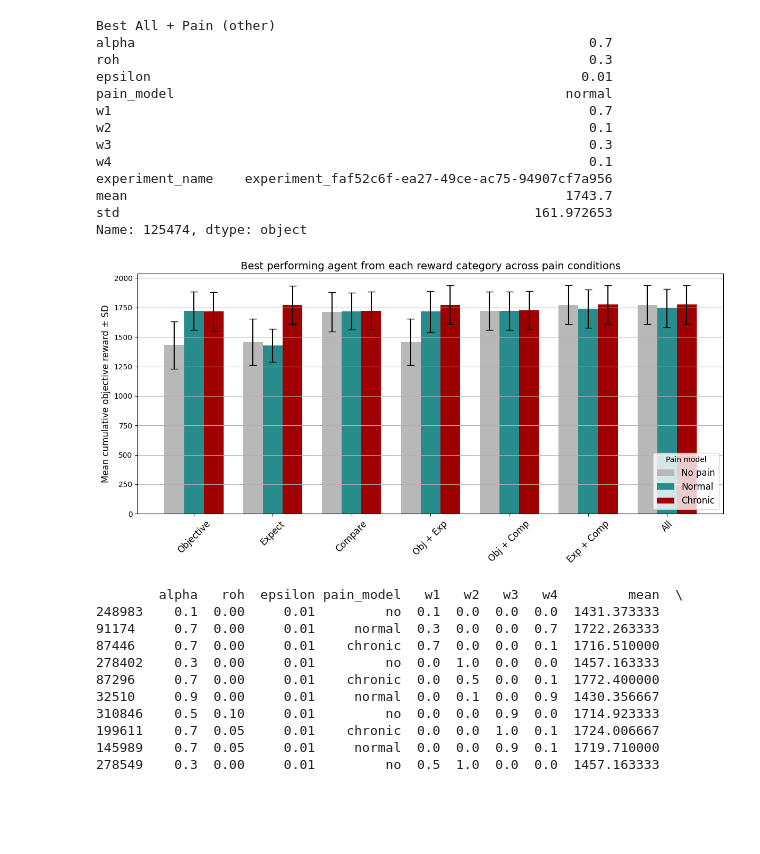
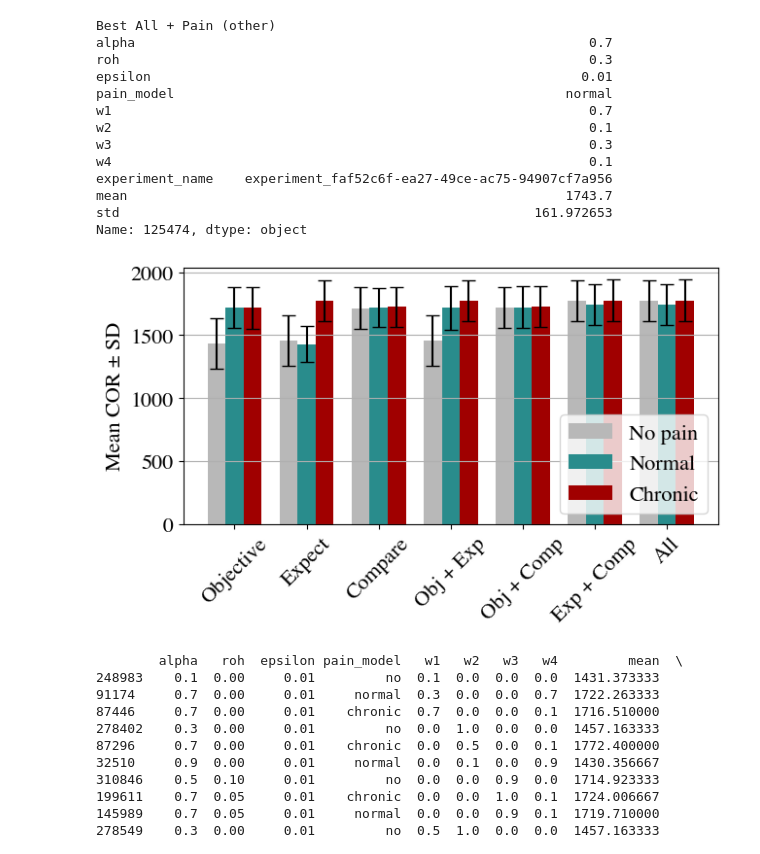
Before and after one commit to m-petrowski/pain_rl, a Jupyter notebook: experiments/batch_grid_search/lifetime/analysis_lifetime.ipynb, the cells around one changed output. Drawn from its saved outputs; the diff is of its cells as text; code cells hidden in the pictures; blank space fills up the shorter version.

Commit message:
Improve plot readability

```diff
--- a/experiments/batch_grid_search/lifetime/analysis_lifetime.ipynb
+++ b/experiments/batch_grid_search/lifetime/analysis_lifetime.ipynb
@@ -734,6 +734,13 @@ if create_plots_for_best_params:
 import os
 import matplotlib.pyplot as plt
 import numpy as np
+
+plt.rcParams.update({
+    'font.family': 'serif',
+    'font.serif': ['Times'],
+    'xtick.labelsize': axis_labels_font_size,  # Size of numbers on x-axis
+    'ytick.labelsize': axis_labels_font_size   # Size of numbers on y-axis
+})
 
 # Prepare grouped data: {category: {pain_model: (mean, std, alpha, w4)}}
 grouped_results = {}
@@ -774,7 +781,7 @@ colors = [no_pain_color, normal_pain_color, chronic_pain_color]
 x = np.arange(len(ordered_categories))
 width = 0.25
 
-fig, ax = plt.subplots(figsize=(12, 6))
+fig, ax = plt.subplots(figsize=(6.6, 4))
 
 max_height = 0  # for fixed y position of labels
 
@@ -782,37 +789,37 @@ for i, (pain_model, color) in enumerate(zip(pain_models, colors)):
     means, stds = [], []
 
     for cat in ordered_categories:
         value = grouped_results.get(cat, {}).get(pain_model, (np.nan, np.nan, None, None))
         means.append(value[0])
         stds.append(value[1])
         if not np.isnan(value[0]) and value[0] + value[1] > max_height:
             max_height = value[0] + value[1]
 
     bars = ax.bar(x + i * width, means, width, label=pain_model, color=color, yerr=stds, capsize=5)
 
     # Add alpha and w4 inside bars at fixed position
     fixed_y = max_height * 0.4  # slightly above lower third
 
 # Axis & Legend
 ax.set_xticks(x + width)
 ax.set_xticklabels(ordered_categories, rotation=45, fontsize=axis_labels_font_size)
-ax.set_ylabel("Mean cumulative objective reward ± SD", fontsize=axis_labels_font_size)
-ax.set_title("Best performing agent from each reward category across pain conditions", fontsize=title_font_size)
-ax.legend(title="Pain model", fontsize=label_font_size, loc="lower right")
+ax.set_ylabel("Mean COR ± SD", fontsize=axis_labels_font_size)
+#ax.set_title("Best performing agent from each reward category across pain conditions", fontsize=title_font_size)
+ax.legend(fontsize=label_font_size, loc="lower right")
 ax.grid(True, axis='y')
 
 
 plt.tight_layout()
 
 output_dir = root_folder + experiment + "/" + plot_save_directory
 
 os.makedirs(output_dir, exist_ok=True)
 
 path = output_dir + "/performance_plot_" + experiment + ".png"
 plt.savefig(path, dpi=300, bbox_inches='tight')
 plt.show()
 # %% [output]
-[figure, old version]
+[figure, new version]
 # %%
 df_best = pd.DataFrame(list_of_best_pandas_series).drop(columns=["experiment_name"])
 df_best.loc[df_best["w4"] == 0, "pain_model"] = "no"
```
Also changed, not shown: parts of 3 cells of this notebook, 4 other files.
